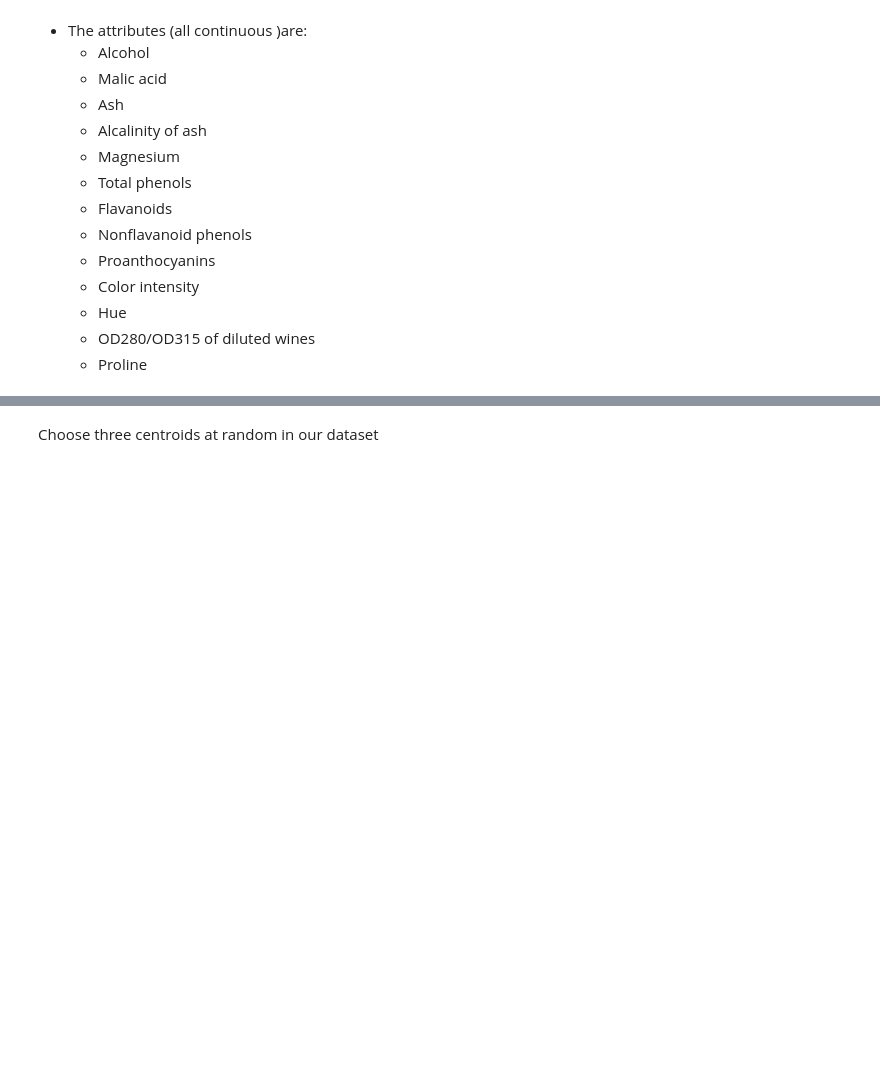
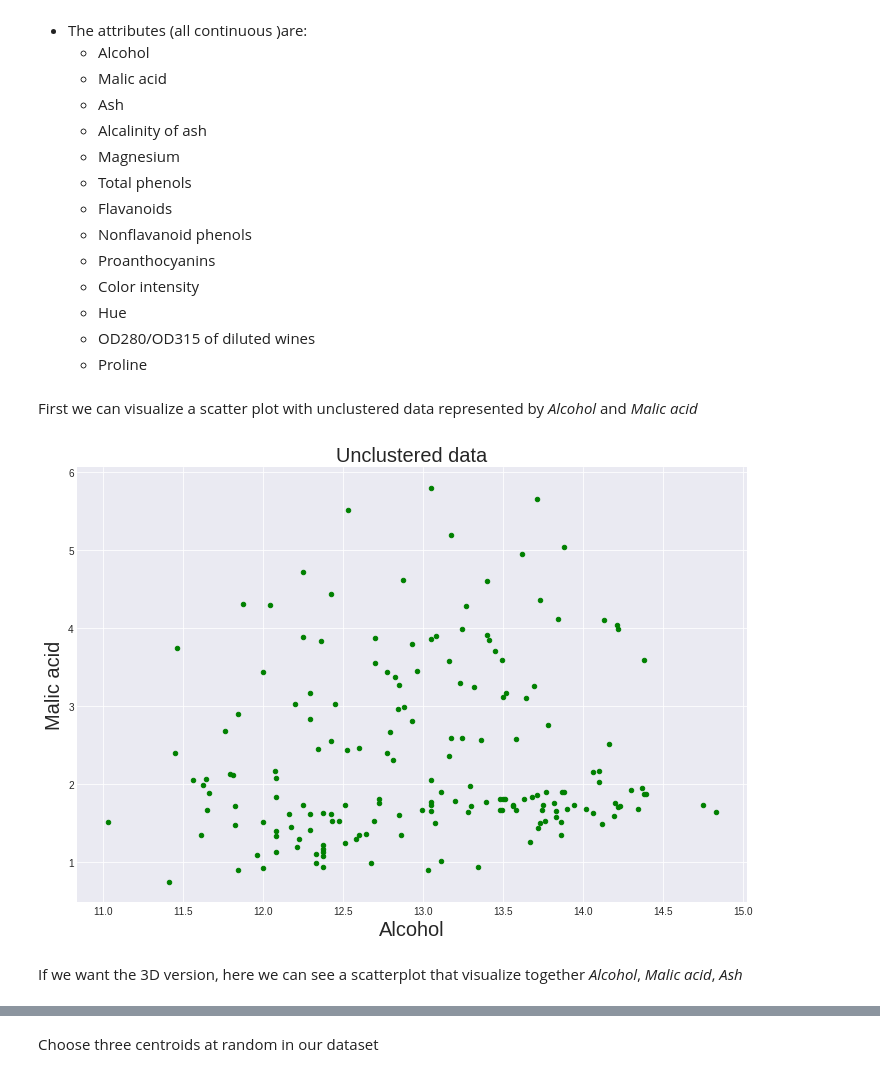
Before and after one commit to elaesme/BloomFilter-KMeans-AlphabeticalSort, a Jupyter notebook: main.ipynb, the cells around one changed output, grey strips where cells are left out. Cells and saved outputs as stored; diff of their text form; code cells hidden in the pictures; blank space fills up the shorter version.

```diff
--- a/main.ipynb
+++ b/main.ipynb
@@ -71,3 +64,17 @@ Relevant Information about the `wine.data` dataset:
     + Proline
 # %%
 dataf = clustering_lib.get_data('wine.data')
+# %% [markdown]
+First we can visualize a scatter plot with unclustered data represented by *Alcohol* and *Malic acid*
+# %%
+fig = plt.figure(figsize=(12, 8))
+plt.style.use('seaborn-darkgrid') #style used
+plt.scatter(dataf['Alcohol'], dataf['Malic acid'], c='green', s=20)
+plt.xlabel('Alcohol', size= 20)
+plt.ylabel('Malic acid', size= 20)
+plt.title('Unclustered data', size= 20)
+plt.show()
+# %% [output]
+[figure, added]
+# %% [markdown]
+If we want the 3D version, here we can see a scatterplot that visualize together *Alcohol*, *Malic acid*, *Ash*
```
Also changed, not shown: parts of 61 cells of this notebook.
